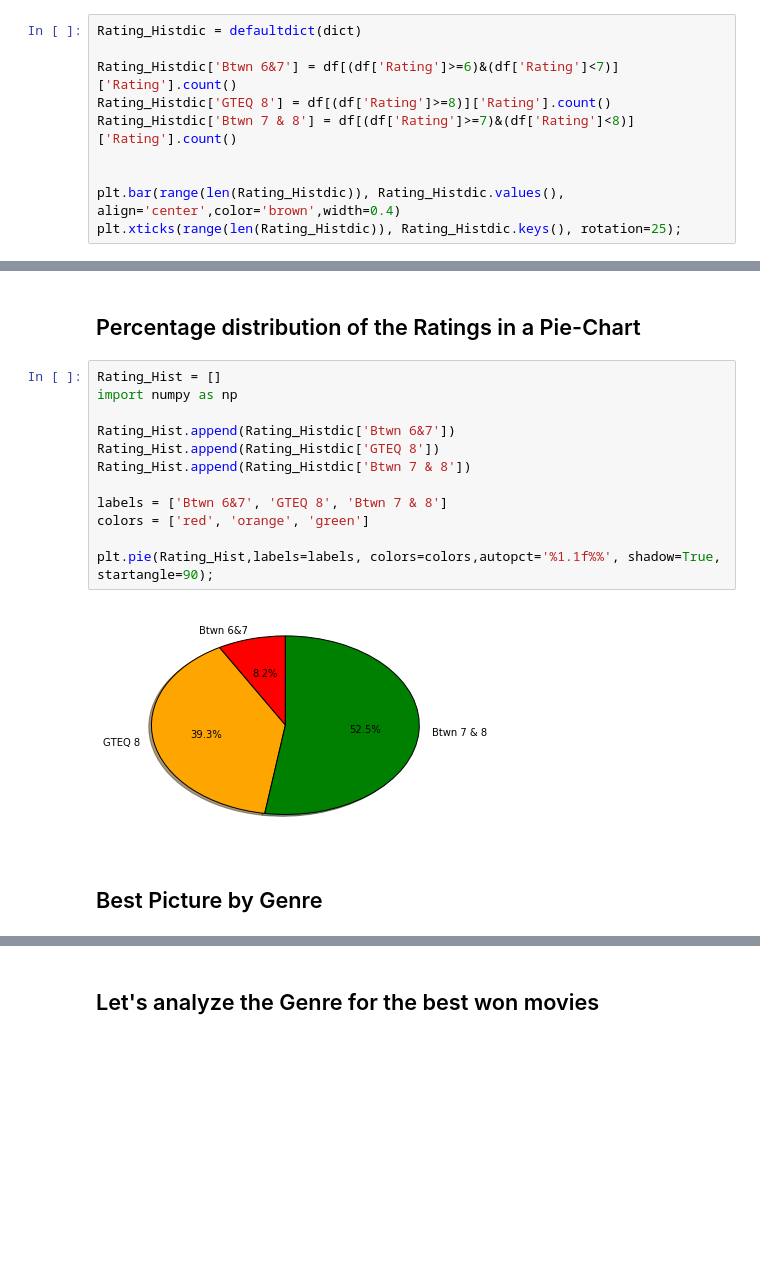
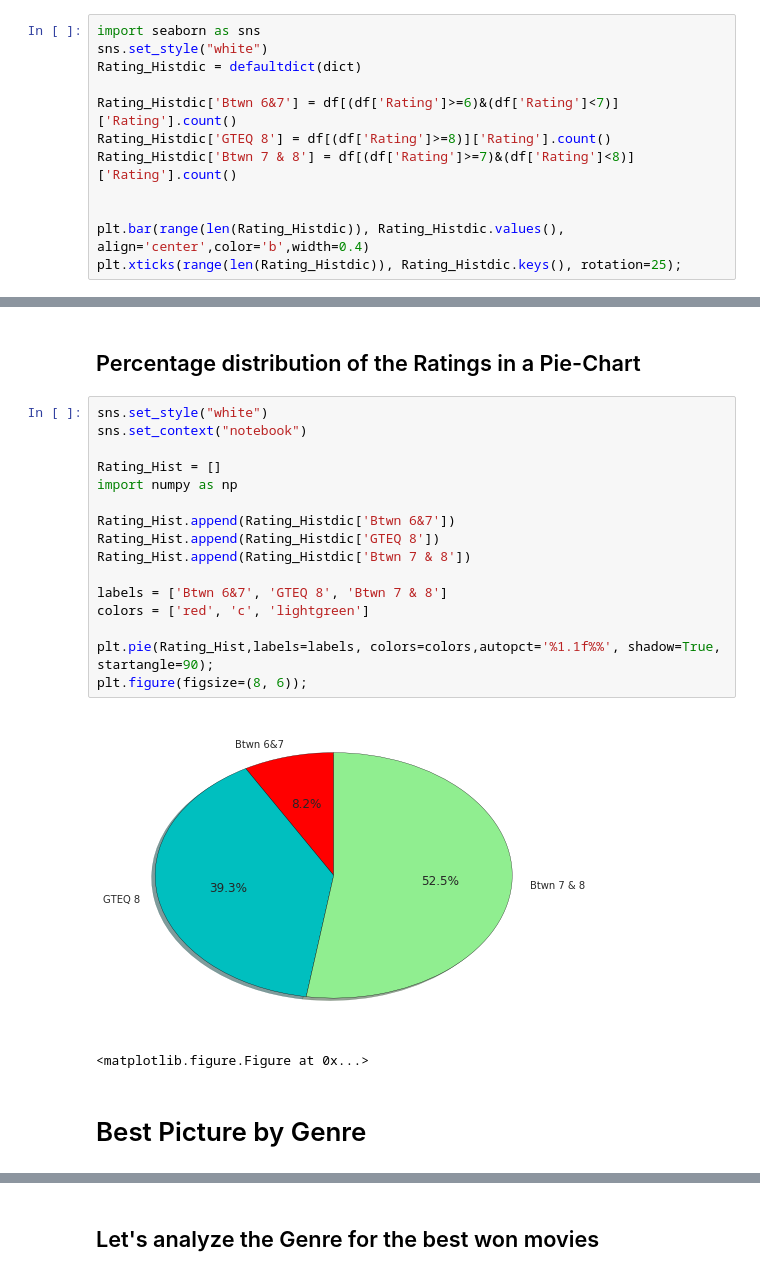
Before and after one commit to min2bro/WebScraping, a Jupyter notebook: WebScrapingnDataAnalysis.ipynb, the cells around one changed output, grey strips where cells are left out. Saved outputs shown, nothing was run; the diff lists cells and outputs as text; blank space fills up the shorter version.

Commit message:
Updated ipynb file and images

```diff
--- a/WebScrapingnDataAnalysis.ipynb
+++ b/WebScrapingnDataAnalysis.ipynb
@@ -336,6 +350,8 @@ df[(df['Rating']>=7)]['Rating'].count()
 # %% [markdown]
 ## Movie Ratings Visualization using Bar Graph
 # %%
+import seaborn as sns
+sns.set_style("white")
 Rating_Histdic = defaultdict(dict)
 
 Rating_Histdic['Btwn 6&7'] = df[(df['Rating']>=6)&(df['Rating']<7)]['Rating'].count()
@@ -343,6 +359,6 @@ Rating_Histdic['GTEQ 8'] = df[(df['Rating']>=8)]['Rating'].count()
 Rating_Histdic['Btwn 7 & 8'] = df[(df['Rating']>=7)&(df['Rating']<8)]['Rating'].count()
 
 
-plt.bar(range(len(Rating_Histdic)), Rating_Histdic.values(), align='center',color='brown',width=0.4)
+plt.bar(range(len(Rating_Histdic)), Rating_Histdic.values(), align='center',color='b',width=0.4)
 plt.xticks(range(len(Rating_Histdic)), Rating_Histdic.keys(), rotation=25);
 # %% [output]
@@ -350,18 +366,23 @@ plt.xticks(range(len(Rating_Histdic)), Rating_Histdic.keys(), rotation=25);
 # %% [markdown]
 ## Percentage distribution of the Ratings in a Pie-Chart
 # %%
+sns.set_style("white")
+sns.set_context("notebook")
+
 Rating_Hist = []
 import numpy as np
 
 Rating_Hist.append(Rating_Histdic['Btwn 6&7'])
 Rating_Hist.append(Rating_Histdic['GTEQ 8'])
 Rating_Hist.append(Rating_Histdic['Btwn 7 & 8'])
 
 labels = ['Btwn 6&7', 'GTEQ 8', 'Btwn 7 & 8']
-colors = ['red', 'orange', 'green']
+colors = ['red', 'c', 'lightgreen']
 
 plt.pie(Rating_Hist,labels=labels, colors=colors,autopct='%1.1f%%', shadow=True, startangle=90);
+plt.figure(figsize=(8, 6));
 # %% [output]
-[figure, old version]
+[figure, new version]
+<matplotlib.figure.Figure at 0x...>
 # %% [markdown]
-## Best Picture by Genre
+# Best Picture by Genre
```
Also changed, not shown: parts of 54 cells of this notebook, 9 other files.
